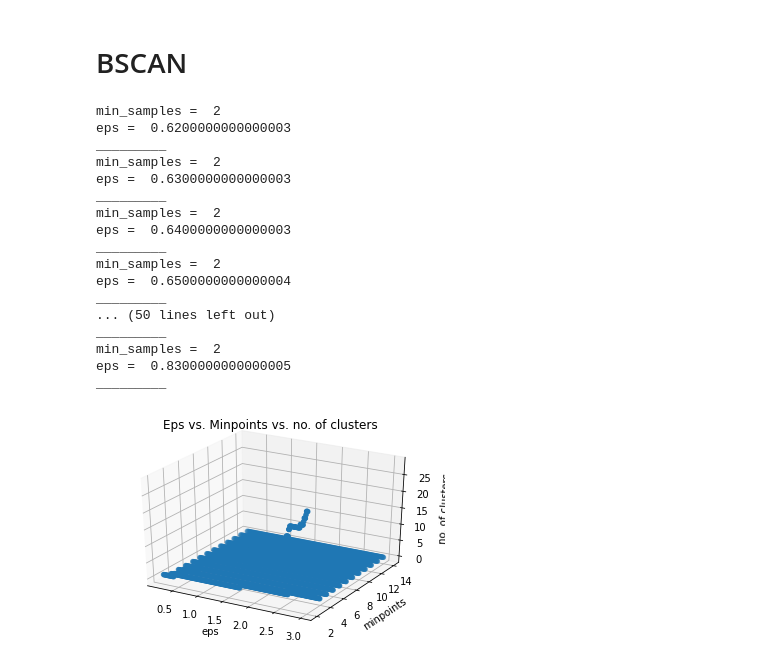
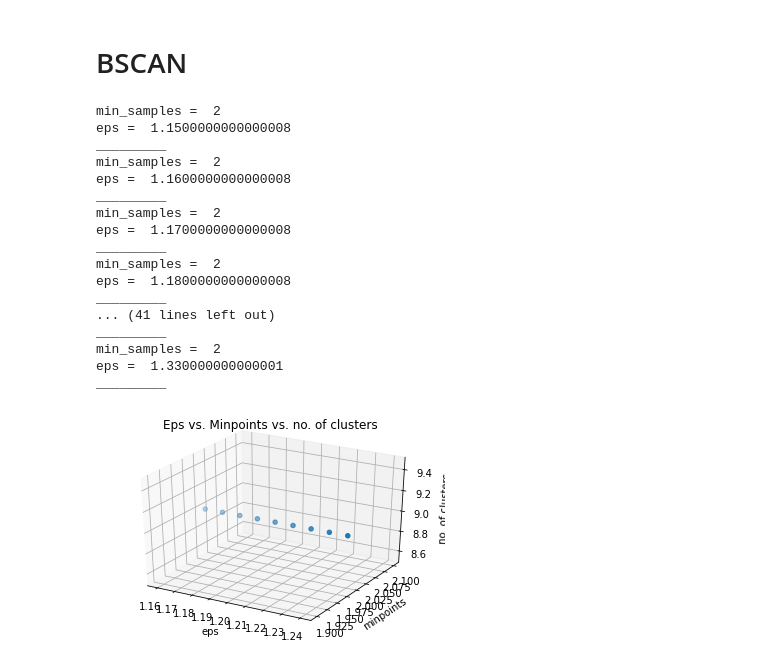
Before and after one commit to Ebrahimmm2019/Applied-Machine-Learning, a Jupyter notebook: dimensionality-reduction/Dimensionality_Reduction2.ipynb, the cells around one changed output. Cells and saved outputs as stored; diff of their text form; code cells hidden in the pictures.

```diff
--- a/dimensionality-reduction/Dimensionality_Reduction2.ipynb
+++ b/dimensionality-reduction/Dimensionality_Reduction2.ipynb
@@ -350,9 +344,9 @@ KeyboardInterrupt:
 # %%
 sse = []
+fs = SequentialFeatureSelector(baseline_gnb_clf, n_features_to_select=6)
+fs.fit(X_train, y_train)
+X_train_best_features = fs.transform(X_train)
 for k in range(1, 10):
-    fs =  SelectKBest(f_classif, k=18)
-    fs.fit(X_train, y_train)
-    X_train_best_features = fs.transform(X_train)
     kmeans = KMeans(n_clusters=k, max_iter=1000, random_state=0).fit( X_train_best_features)
     sse.append(kmeans.inertia_)
 plt.figure()
@@ -382,17 +376,17 @@ plt.show()
 # %%
 from sklearn_som.som import SOM
 # %%
+sse = []
+fs = SequentialFeatureSelector(baseline_gnb_clf, n_features_to_select=10)
+fs.fit(X_train, y_train)
+X_train_best_features = fs.transform(X_train)
+for k in range(1, 30):
 
-sse = []
-for k in range(1, 31):
-    fs =  SelectKBest(f_classif, k=23)
-    fs.fit(X_train, y_train)
-    X_train_best_features = fs.transform(X_train)
     SOM_model= SOM(m=k, n=1, dim= X_train_best_features.shape[1],max_iter=3000)
     labels=SOM_model.fit_predict( X_train_best_features)
     sse.append(SOM_model.inertia_)
 plt.figure()
-plt.plot(range(1, 31), sse, marker = 'o')
+plt.plot(range(1, 30), sse, marker = 'o')
 plt.xlabel("Number of clusters")
 plt.ylabel("SSE")
 plt.grid(True)
@@ -401,6 +395,5 @@ plt.grid(True)
 # %%
-fs =  SelectKBest(f_classif, k=23)
-fs.fit(X_train, y_train)
-X_train_best_features = fs.transform(X_train)
-SOM_model= SOM(m=10, n=1, dim= X_train_best_features.shape[1],max_iter=3000)
-SOM_model.fit_predict( X_train_best_features)
+model= SOM(m=10, n=1, dim= X_train_best_features.shape[1],max_iter=3000)
+initial_Neuron_positions=pd.DataFrame(model.weights)
+model.fit_predict( X_train_best_features)
+final_Neuron_positions =pd.DataFrame(SOM_model.weights)
@@ -457,42 +472,46 @@ for i in range(2,15,1):#2-15
         eps_list.append(j)
         n_clusters_.append(len(set(model.labels_)) - (1 if -1 in model.labels_ else 0))#remove outlier class (-1)
 # %%
+eps=[]
+min_sample=[]
 for i in range(len(n_clusters_)):
 
-  if  n_clusters_[i]==4 :
+  if  n_clusters_[i]==9 :
+    eps.append(eps_list[i])
+    min_sample.append(min_samples_list[i])
     print("min_samples = ",min_samples_list[i])
     print("eps = ",eps_list[i],"\n_________")
 # %% [output]
 min_samples =  2
-eps =  0.6200000000000003
+eps =  1.1500000000000008
 _________
 min_samples =  2
-eps =  0.6300000000000003
+eps =  1.1600000000000008
 _________
 min_samples =  2
-eps =  0.6400000000000003
+eps =  1.1700000000000008
 _________
 min_samples =  2
-eps =  0.6500000000000004
+eps =  1.1800000000000008
 _________
-... (50 lines left out)
+... (41 lines left out)
 _________
 min_samples =  2
-eps =  0.8300000000000005
+eps =  1.330000000000001
 _________
 # %%
 fig = plt.figure()
 ax = plt.axes(projection='3d')
-ax.scatter3D(eps_list,min_samples_list , n_clusters_, 'Green')
+ax.scatter3D(eps[1:10],min_sample[1:10] , 9, 'Green')
 
 ax.set_title("Eps vs. Minpoints vs. no. of clusters")
 
 ax.set_xlabel("eps")
 
 ax.set_ylabel("minpoints")
 
 ax.set_zlabel("no. of clusters")
 
 plt.show()
 # %% [output]
-[figure, old version]
+[figure, new version]
```
Also changed, not shown: parts of 19 cells of this notebook.
